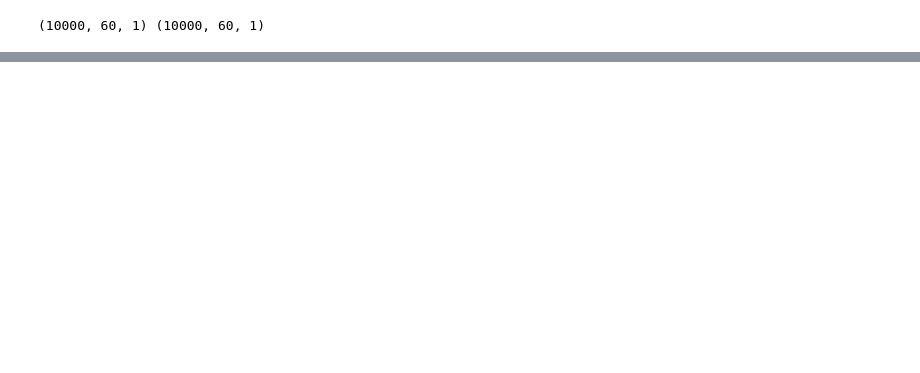
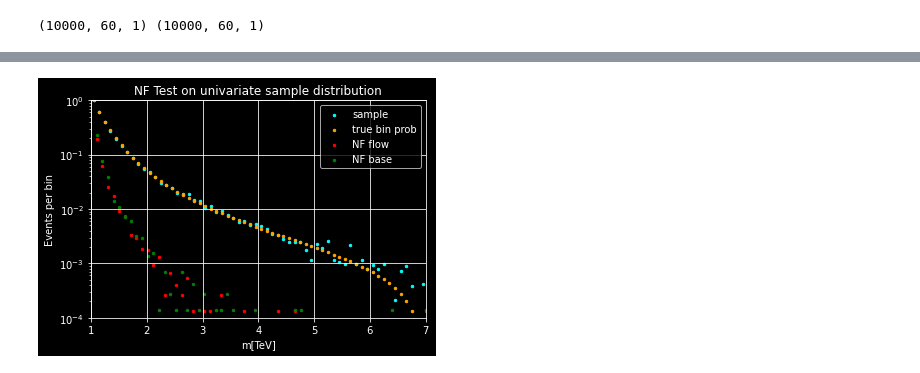
Before and after one commit to TDHTTTT/GCNN, a Jupyter notebook: WIP_bgfit_nf.ipynb, the cells around one changed output, grey strips where cells are left out. Saved outputs shown, nothing was run; the diff lists cells and outputs as text; code cells hidden in the pictures; blank space fills up the shorter version.

```diff
--- a/WIP_bgfit_nf.ipynb
+++ b/WIP_bgfit_nf.ipynb
@@ -248,0 +231,6 @@ def plot1p(X_test, Y_test, Y_hat, binscx, Y_base, binscb, dors):
+# %%
+X_flowb, binsf = np.histogram(X_flow, bins=60)
+X_baseb, binsb = np.histogram(X_base, bins=60)
+plot1p(X[0], Y[0], X_flowb, binsf[:-1], X_baseb, binsb[:-1], "u")
+# %% [output]
+[figure, added]
```
Also changed, not shown: parts of 23 cells of this notebook.
